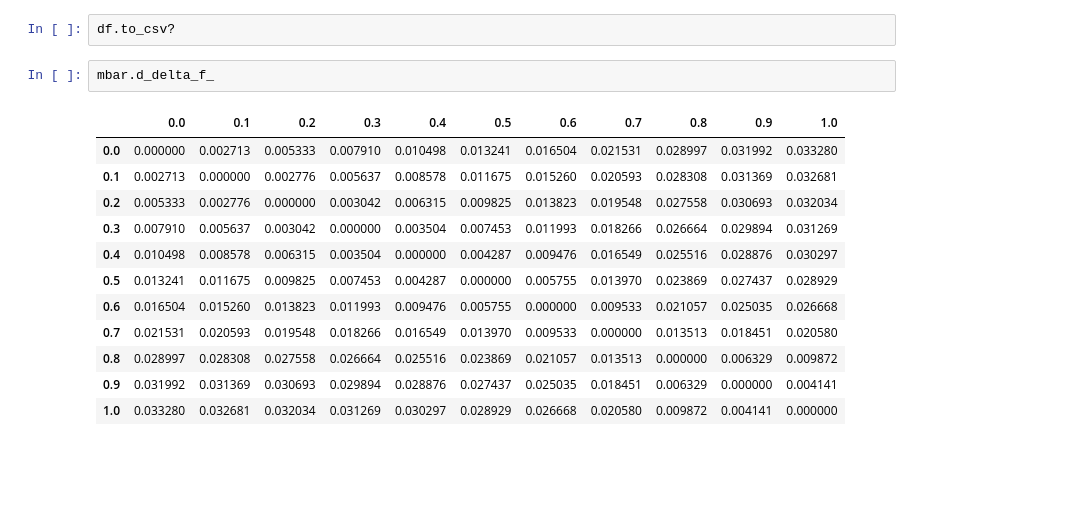
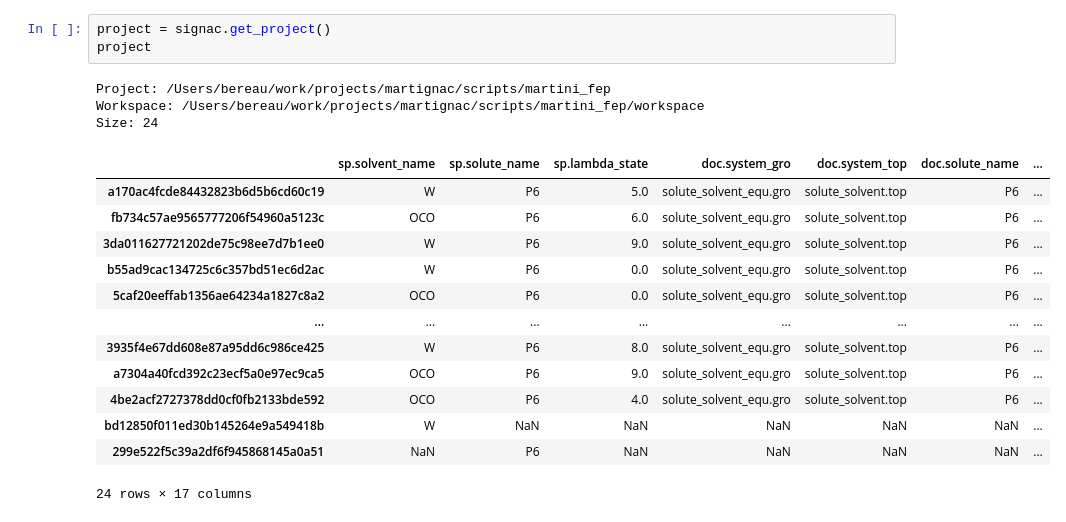
Before and after one commit to tbereau/martignac, a Jupyter notebook: scripts/martini_fep/analysis.ipynb, the cells around one changed output. Cells and saved outputs as stored; diff of their text form; blank space fills up the shorter version.

```diff
--- a/scripts/martini_fep/analysis.ipynb
+++ b/scripts/martini_fep/analysis.ipynb
@@ -116,17 +24,20 @@ df
-# %%
-df.to_csv?
-# %%
-mbar.d_delta_f_
-# %% [output]
-|  | 0.0 | 0.1 | 0.2 | 0.3 | 0.4 | 0.5 | 0.6 | 0.7 | 0.8 | 0.9 | 1.0 |
-| 0.0 | 0.000000 | 0.002713 | 0.005333 | 0.007910 | 0.010498 | 0.013241 | 0.016504 | 0.021531 | 0.028997 | 0.031992 | 0.033280 |
-| 0.1 | 0.002713 | 0.000000 | 0.002776 | 0.005637 | 0.008578 | 0.011675 | 0.015260 | 0.020593 | 0.028308 | 0.031369 | 0.032681 |
-| 0.2 | 0.005333 | 0.002776 | 0.000000 | 0.003042 | 0.006315 | 0.009825 | 0.013823 | 0.019548 | 0.027558 | 0.030693 | 0.032034 |
-| 0.3 | 0.007910 | 0.005637 | 0.003042 | 0.000000 | 0.003504 | 0.007453 | 0.011993 | 0.018266 | 0.026664 | 0.029894 | 0.031269 |
-| 0.4 | 0.010498 | 0.008578 | 0.006315 | 0.003504 | 0.000000 | 0.004287 | 0.009476 | 0.016549 | 0.025516 | 0.028876 | 0.030297 |
-| 0.5 | 0.013241 | 0.011675 | 0.009825 | 0.007453 | 0.004287 | 0.000000 | 0.005755 | 0.013970 | 0.023869 | 0.027437 | 0.028929 |
-| 0.6 | 0.016504 | 0.015260 | 0.013823 | 0.011993 | 0.009476 | 0.005755 | 0.000000 | 0.009533 | 0.021057 | 0.025035 | 0.026668 |
-| 0.7 | 0.021531 | 0.020593 | 0.019548 | 0.018266 | 0.016549 | 0.013970 | 0.009533 | 0.000000 | 0.013513 | 0.018451 | 0.020580 |
-| 0.8 | 0.028997 | 0.028308 | 0.027558 | 0.026664 | 0.025516 | 0.023869 | 0.021057 | 0.013513 | 0.000000 | 0.006329 | 0.009872 |
-| 0.9 | 0.031992 | 0.031369 | 0.030693 | 0.029894 | 0.028876 | 0.027437 | 0.025035 | 0.018451 | 0.006329 | 0.000000 | 0.004141 |
-| 1.0 | 0.033280 | 0.032681 | 0.032034 | 0.031269 | 0.030297 | 0.028929 | 0.026668 | 0.020580 | 0.009872 | 0.004141 | 0.000000 |
+# %%
+project = signac.get_project()
+project
+# %% [output]
+Project: /Users/bereau/work/projects/martignac/scripts/martini_fep
+Workspace: /Users/bereau/work/projects/martignac/scripts/martini_fep/workspace
+Size: 24
+|  | sp.solvent_name | sp.solute_name | sp.lambda_state | doc.system_gro | doc.system_top | doc.solute_name | ... |
+| a170ac4fcde84432823b6d5b6cd60c19 | W | P6 | 5.0 | solute_solvent_equ.gro | solute_solvent.top | P6 | ... |
+| fb734c57ae9565777206f54960a5123c | OCO | P6 | 6.0 | solute_solvent_equ.gro | solute_solvent.top | P6 | ... |
+| 3da011627721202de75c98ee7d7b1ee0 | W | P6 | 9.0 | solute_solvent_equ.gro | solute_solvent.top | P6 | ... |
+| b55ad9cac134725c6c357bd51ec6d2ac | W | P6 | 0.0 | solute_solvent_equ.gro | solute_solvent.top | P6 | ... |
+| 5caf20eeffab1356ae64234a1827c8a2 | OCO | P6 | 0.0 | solute_solvent_equ.gro | solute_solvent.top | P6 | ... |
+| ... | ... | ... | ... | ... | ... | ... | ... |
+| 3935f4e67dd608e87a95dd6c986ce425 | W | P6 | 8.0 | solute_solvent_equ.gro | solute_solvent.top | P6 | ... |
+| a7304a40fcd392c23ecf5a0e97ec9ca5 | OCO | P6 | 9.0 | solute_solvent_equ.gro | solute_solvent.top | P6 | ... |
+| 4be2acf2727378dd0cf0fb2133bde592 | OCO | P6 | 4.0 | solute_solvent_equ.gro | solute_solvent.top | P6 | ... |
+| bd12850f011ed30b145264e9a549418b | W | NaN | NaN | NaN | NaN | NaN | ... |
+| 299e522f5c39a2df6f945868145a0a51 | NaN | P6 | NaN | NaN | NaN | NaN | ... |
+24 rows × 17 columns
```
Also changed, not shown: parts of 16 cells of this notebook, 3 other files.
